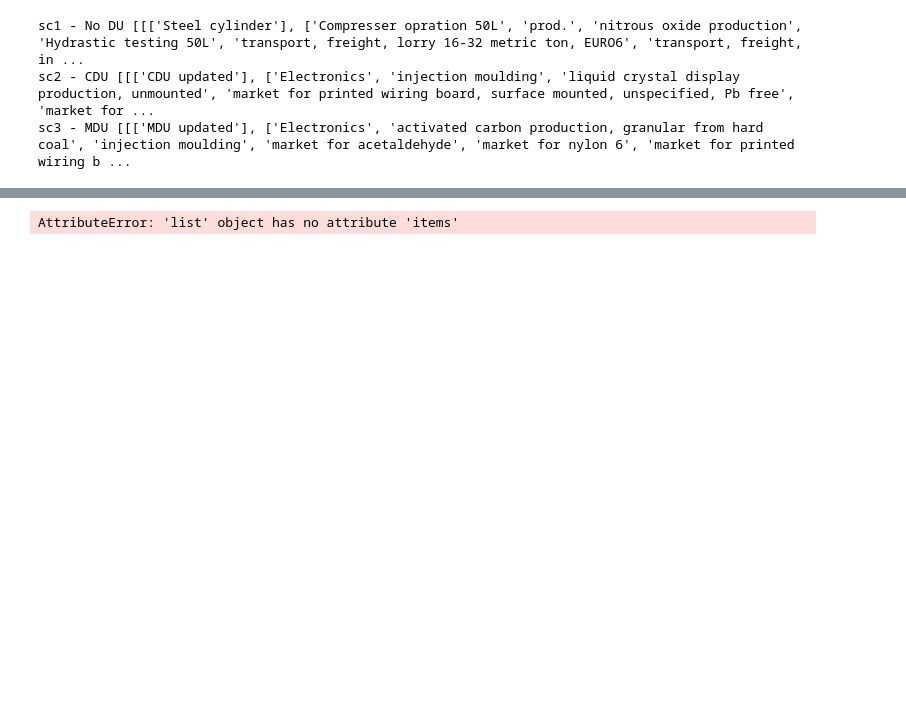
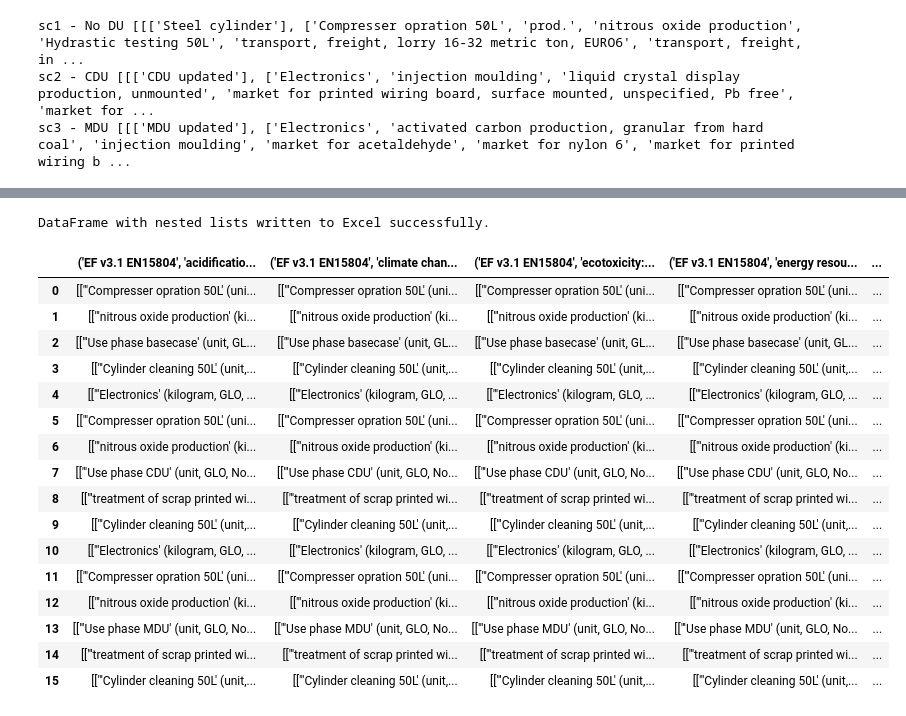
Before and after one commit to RuneWF/Single-use-vs-multi-use-in-health-care, a Jupyter notebook: Brighway/Rune BE.ipynb, the cells around one changed output, grey strips where cells are left out. Cells and saved outputs as stored; diff of their text form; code cells hidden in the pictures; blank space fills up the shorter version.

```diff
--- a/Brighway/Rune BE.ipynb
+++ b/Brighway/Rune BE.ipynb
@@ -1165,20 +1085,3 @@ for item in functional_unit_sub:
 [{'Steel cylinder': {'Compresser opration 50L' (unit, GLO, None): 1}}, {'Steel cylinder': {'Steel cylinder prod.' (unit, GLO, None): 1}}, {'Steel cylinder': {'nitrous oxide production' (kilogram, RER, ...
 [{'Steel cylinder': {'Compresser opration 50L' (unit, GLO, None): 1}}, {'Steel cylinder': {'Steel cylinder prod.' (unit, GLO, None): 1}}, {'Steel cylinder': {'nitrous oxide production' (kilogram, RER, ...
 [{'Steel cylinder': {'Compresser opration 50L' (unit, GLO, None): 1}}, {'Steel cylinder': {'Steel cylinder prod.' (unit, GLO, None): 1}}, {'Steel cylinder': {'nitrous oxide production' (kilogram, RER, ...
-# %%
-# Create a deep copy to ensure changes don't affect the original
-dct_copy = copy.deepcopy(dct)
-
-# Iterate over the dictionary items
-for item in functional_unit_sub.items():
-    print(key, len(item))
-    for sub_item in item:
-        #for quantity in FU_sub_proc[key][sub_item]:
-
-            # Multiply the value by 2 and update the copy
-            #ct_copy[key][sub_item][proc_] = dct[key][sub_item][proc_] * amount[key][0]
-        print(f'key : {key}\n Item : {item}\n Process ')#: {sub_item[0]}\n Process list : {sub_item[1]}')
-# dct_copy now contains the updated values
-# dct_copy
-# %% [output]
-AttributeError: 'list' object has no attribute 'items'
@@ -1241,10 +1092,33 @@ sheet_name = 'Ananas'
 # %%
 
 # Convert each cell to a JSON string for all columns
-df_sub = df_sub.applymap(lambda x: json.dumps(x) if isinstance(x, list) else x)
+df_sub = df.applymap(lambda x: json.dumps(x) if isinstance(x, list) else x)
 
 # Save to Excel
 with pd.ExcelWriter(file_name_sub) as writer:
     df_sub.to_excel(writer, sheet_name=sheet_name, index=False, header=True)
 
 print('DataFrame with nested lists written to Excel successfully.')
+# %% [output]
+DataFrame with nested lists written to Excel successfully.
+# %%
+df1_sub = pd.read_excel(file_name_sub)
+df1_sub
+# %% [output]
+|  | ('EF v3.1 EN15804', 'acidificatio... | ('EF v3.1 EN15804', 'climate chan... | ('EF v3.1 EN15804', 'ecotoxicity:... | ('EF v3.1 EN15804', 'energy resou... | ... |
+| 0 | [["'Compresser opration 50L' (uni... | [["'Compresser opration 50L' (uni... | [["'Compresser opration 50L' (uni... | [["'Compresser opration 50L' (uni... | ... |
+| 1 | [["'nitrous oxide production' (ki... | [["'nitrous oxide production' (ki... | [["'nitrous oxide production' (ki... | [["'nitrous oxide production' (ki... | ... |
+| 2 | [["'Use phase basecase' (unit, GL... | [["'Use phase basecase' (unit, GL... | [["'Use phase basecase' (unit, GL... | [["'Use phase basecase' (unit, GL... | ... |
+| 3 | [["'Cylinder cleaning 50L' (unit,... | [["'Cylinder cleaning 50L' (unit,... | [["'Cylinder cleaning 50L' (unit,... | [["'Cylinder cleaning 50L' (unit,... | ... |
+| 4 | [["'Electronics' (kilogram, GLO, ... | [["'Electronics' (kilogram, GLO, ... | [["'Electronics' (kilogram, GLO, ... | [["'Electronics' (kilogram, GLO, ... | ... |
+| 5 | [["'Compresser opration 50L' (uni... | [["'Compresser opration 50L' (uni... | [["'Compresser opration 50L' (uni... | [["'Compresser opration 50L' (uni... | ... |
+| 6 | [["'nitrous oxide production' (ki... | [["'nitrous oxide production' (ki... | [["'nitrous oxide production' (ki... | [["'nitrous oxide production' (ki... | ... |
+| 7 | [["'Use phase CDU' (unit, GLO, No... | [["'Use phase CDU' (unit, GLO, No... | [["'Use phase CDU' (unit, GLO, No... | [["'Use phase CDU' (unit, GLO, No... | ... |
+| 8 | [["'treatment of scrap printed wi... | [["'treatment of scrap printed wi... | [["'treatment of scrap printed wi... | [["'treatment of scrap printed wi... | ... |
+| 9 | [["'Cylinder cleaning 50L' (unit,... | [["'Cylinder cleaning 50L' (unit,... | [["'Cylinder cleaning 50L' (unit,... | [["'Cylinder cleaning 50L' (unit,... | ... |
+| 10 | [["'Electronics' (kilogram, GLO, ... | [["'Electronics' (kilogram, GLO, ... | [["'Electronics' (kilogram, GLO, ... | [["'Electronics' (kilogram, GLO, ... | ... |
+| 11 | [["'Compresser opration 50L' (uni... | [["'Compresser opration 50L' (uni... | [["'Compresser opration 50L' (uni... | [["'Compresser opration 50L' (uni... | ... |
+| 12 | [["'nitrous oxide production' (ki... | [["'nitrous oxide production' (ki... | [["'nitrous oxide production' (ki... | [["'nitrous oxide production' (ki... | ... |
+| 13 | [["'Use phase MDU' (unit, GLO, No... | [["'Use phase MDU' (unit, GLO, No... | [["'Use phase MDU' (unit, GLO, No... | [["'Use phase MDU' (unit, GLO, No... | ... |
+| 14 | [["'treatment of scrap printed wi... | [["'treatment of scrap printed wi... | [["'treatment of scrap printed wi... | [["'treatment of scrap printed wi... | ... |
+| 15 | [["'Cylinder cleaning 50L' (unit,... | [["'Cylinder cleaning 50L' (unit,... | [["'Cylinder cleaning 50L' (unit,... | [["'Cylinder cleaning 50L' (unit,... | ... |
```
Also changed, not shown: parts of 35 cells of this notebook, 1 other file.
